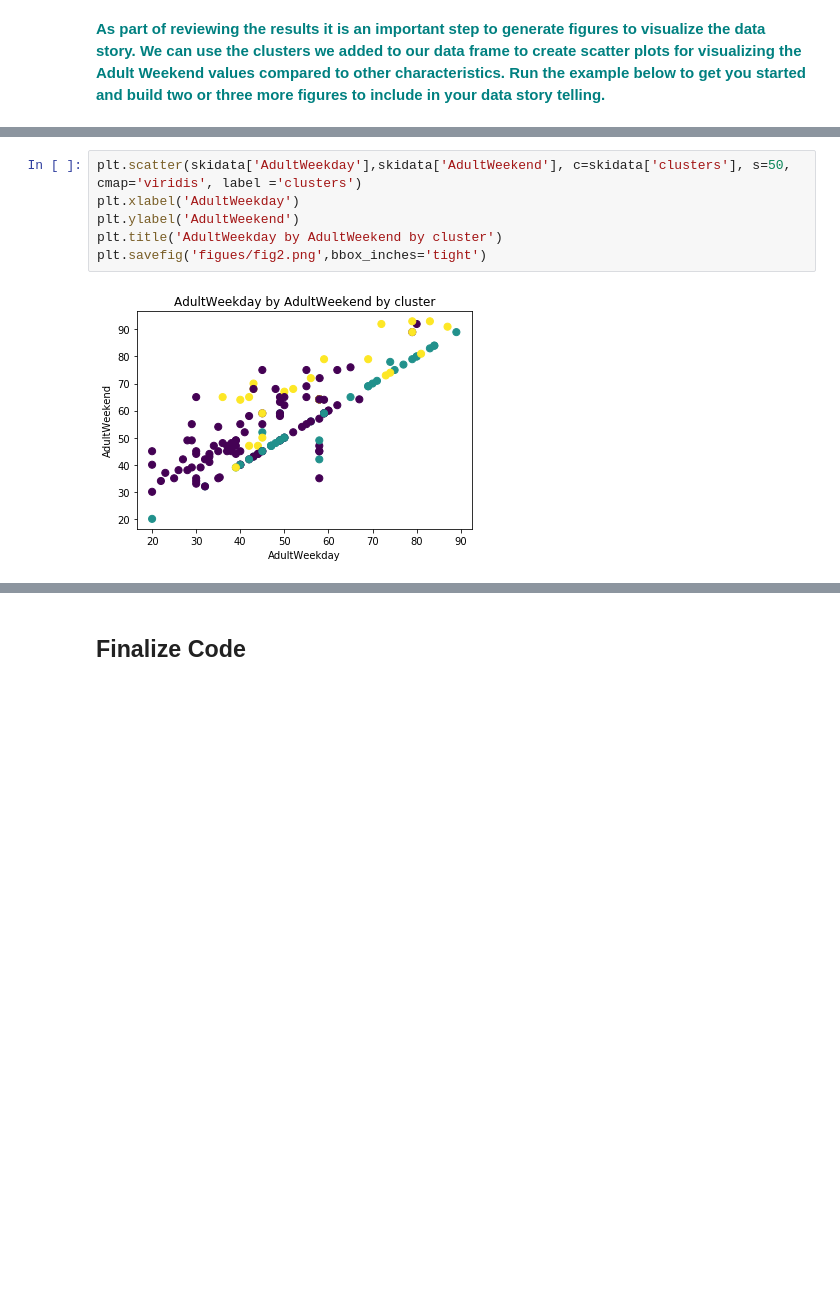
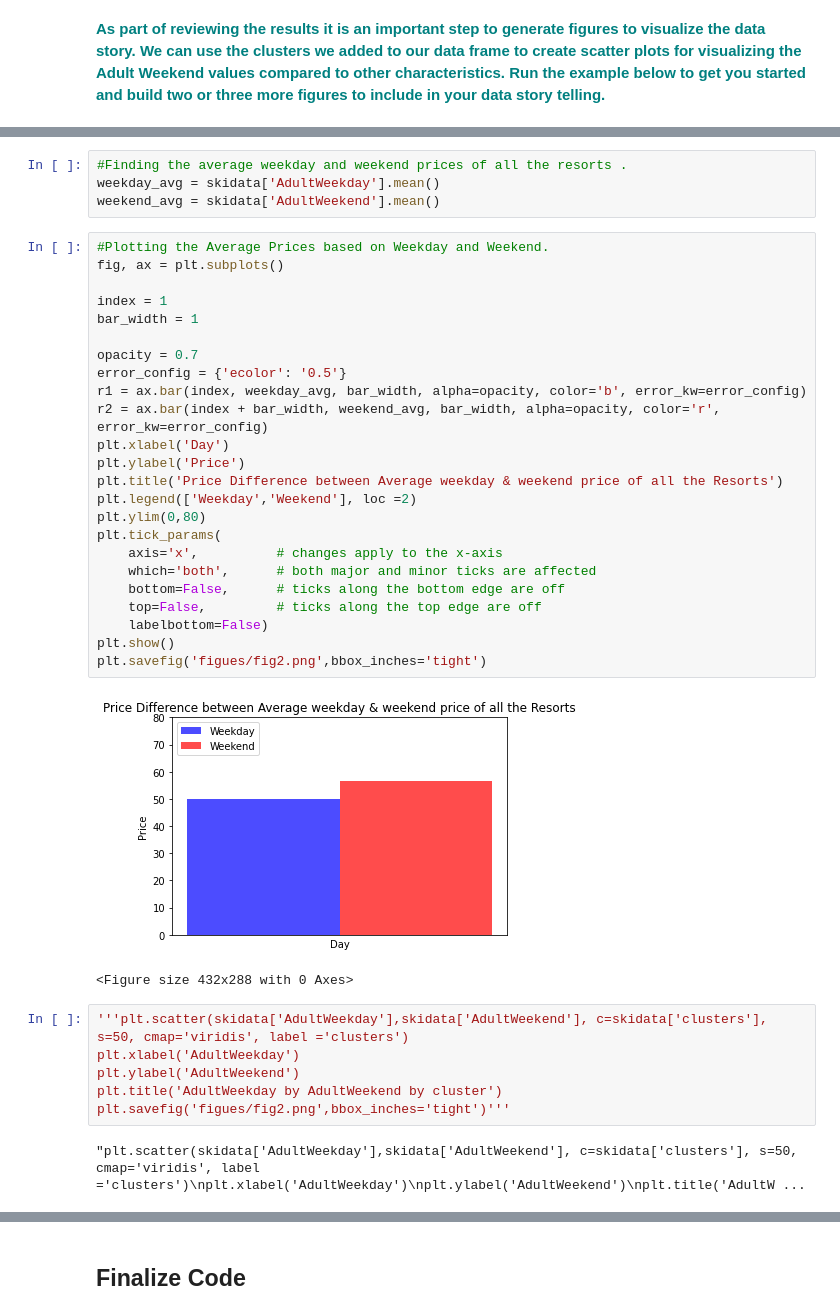
Before and after one commit to shubh8990/Guided_Capstone_1, a Jupyter notebook: Step_6_Documentation/Notebook_stepsix.ipynb, the cells around one changed output, grey strips where cells are left out. Cells and saved outputs as stored; diff of their text form; blank space fills up the shorter version.

```diff
--- a/Step_6_Documentation/Notebook_stepsix.ipynb
+++ b/Step_6_Documentation/Notebook_stepsix.ipynb
@@ -149,11 +149,42 @@ plt.savefig('figues/fig1.png',bbox_inches='tight')
+# %%
+#Finding the average weekday and weekend prices of all the resorts .
+weekday_avg = skidata['AdultWeekday'].mean()
+weekend_avg = skidata['AdultWeekend'].mean()
+# %%
+#Plotting the Average Prices based on Weekday and Weekend.
+fig, ax = plt.subplots()
+
+index = 1
+bar_width = 1
+
+opacity = 0.7
+error_config = {'ecolor': '0.5'}
+r1 = ax.bar(index, weekday_avg, bar_width, alpha=opacity, color='b', error_kw=error_config)
+r2 = ax.bar(index + bar_width, weekend_avg, bar_width, alpha=opacity, color='r', error_kw=error_config)
+plt.xlabel('Day')
+plt.ylabel('Price')
+plt.title('Price Difference between Average weekday & weekend price of all the Resorts')
+plt.legend(['Weekday','Weekend'], loc =2)
+plt.ylim(0,80)
+plt.tick_params(
+    axis='x',          # changes apply to the x-axis
+    which='both',      # both major and minor ticks are affected
+    bottom=False,      # ticks along the bottom edge are off
+    top=False,         # ticks along the top edge are off
+    labelbottom=False)
+plt.show()
+plt.savefig('figues/fig2.png',bbox_inches='tight')
+# %% [output]
+[figure, added]
+<Figure size 432x288 with 0 Axes>
 # %%
-plt.scatter(skidata['AdultWeekday'],skidata['AdultWeekend'], c=skidata['clusters'], s=50, cmap='viridis', label ='clusters')
+'''plt.scatter(skidata['AdultWeekday'],skidata['AdultWeekend'], c=skidata['clusters'], s=50, cmap='viridis', label ='clusters')
 plt.xlabel('AdultWeekday')
 plt.ylabel('AdultWeekend')
 plt.title('AdultWeekday by AdultWeekend by cluster')
-plt.savefig('figues/fig2.png',bbox_inches='tight')
+plt.savefig('figues/fig2.png',bbox_inches='tight')'''
 # %% [output]
-[figure, removed]
+"plt.scatter(skidata['AdultWeekday'],skidata['AdultWeekend'], c=skidata['clusters'], s=50, cmap='viridis', label ='clusters')\nplt.xlabel('AdultWeekday')\nplt.ylabel('AdultWeekend')\nplt.title('AdultW ...
 # %%
 plt.scatter(skidata['fastEight'],skidata['AdultWeekend'], c=skidata['clusters'], s=50, cmap='viridis', label ='clusters')
 plt.xlabel('fastEight')
```
Also changed, not shown: parts of 6 cells of this notebook, 6 other files.
